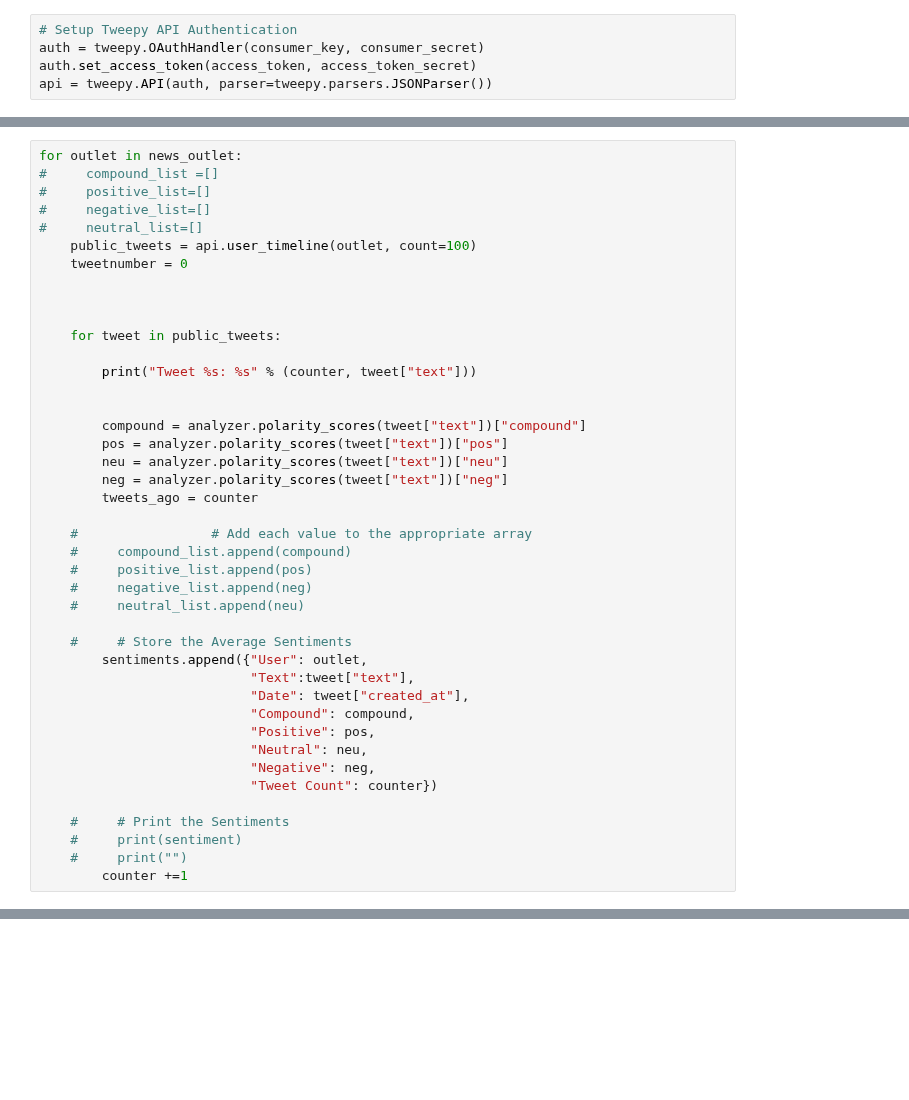
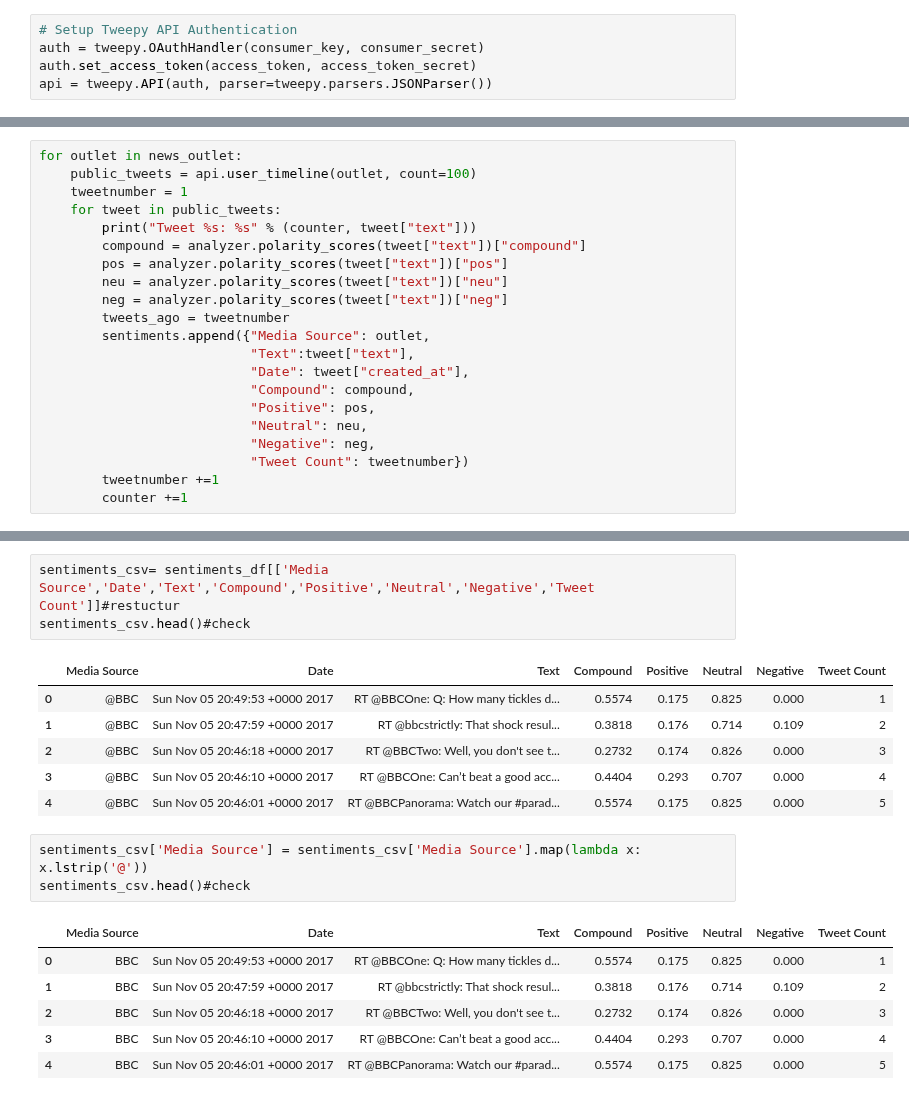
Before and after one commit to KDC323/News-Mood, a Jupyter notebook: Instructions/News Mood.ipynb, the cells around one changed output, grey strips where cells are left out. Cells and saved outputs as stored; diff of their text form; blank space fills up the shorter version.

```diff
--- a/Instructions/News Mood.ipynb
+++ b/Instructions/News Mood.ipynb
@@ -67,44 +62,23 @@ counter = 1
 sentiments =[]
 # %%
 for outlet in news_outlet:
-#     compound_list =[]
-#     positive_list=[]
-#     negative_list=[]
-#     neutral_list=[]
     public_tweets = api.user_timeline(outlet, count=100)
-    tweetnumber = 0
-
-
-
+    tweetnumber = 1
     for tweet in public_tweets:
-
         print("Tweet %s: %s" % (counter, tweet["text"]))
-
-
         compound = analyzer.polarity_scores(tweet["text"])["compound"]
         pos = analyzer.polarity_scores(tweet["text"])["pos"]
         neu = analyzer.polarity_scores(tweet["text"])["neu"]
         neg = analyzer.polarity_scores(tweet["text"])["neg"]
-        tweets_ago = counter
-
-    #                 # Add each value to the appropriate array
-    #     compound_list.append(compound)
-    #     positive_list.append(pos)
-    #     negative_list.append(neg)
-    #     neutral_list.append(neu)
-
-    #     # Store the Average Sentiments
-        sentiments.append({"User": outlet,
+        tweets_ago = tweetnumber
+        sentiments.append({"Media Source": outlet,
                            "Text":tweet["text"],
                            "Date": tweet["created_at"],
                            "Compound": compound,
                            "Positive": pos,
                            "Neutral": neu,
                            "Negative": neg,
-                           "Tweet Count": counter})
-
-    #     # Print the Sentiments
-    #     print(sentiment)
-    #     print("")
+                           "Tweet Count": tweetnumber})
+        tweetnumber +=1
         counter +=1
 # %% [output]
@@ -164 +108,21 @@ sentiments_pd
+# %%
+sentiments_csv= sentiments_df[['Media Source','Date','Text','Compound','Positive','Neutral','Negative','Tweet Count']]#restuctur
+sentiments_csv.head()#check
+# %% [output]
+|  | Media Source | Date | Text | Compound | Positive | Neutral | Negative | Tweet Count |
+| 0 | @BBC | Sun Nov 05 20:49:53 +0000 2017 | RT @BBCOne: Q: How many tickles d... | 0.5574 | 0.175 | 0.825 | 0.000 | 1 |
+| 1 | @BBC | Sun Nov 05 20:47:59 +0000 2017 | RT @bbcstrictly: That shock resul... | 0.3818 | 0.176 | 0.714 | 0.109 | 2 |
+| 2 | @BBC | Sun Nov 05 20:46:18 +0000 2017 | RT @BBCTwo: Well, you don't see t... | 0.2732 | 0.174 | 0.826 | 0.000 | 3 |
+| 3 | @BBC | Sun Nov 05 20:46:10 +0000 2017 | RT @BBCOne: Can’t beat a good acc... | 0.4404 | 0.293 | 0.707 | 0.000 | 4 |
+| 4 | @BBC | Sun Nov 05 20:46:01 +0000 2017 | RT @BBCPanorama: Watch our #parad... | 0.5574 | 0.175 | 0.825 | 0.000 | 5 |
+# %%
+sentiments_csv['Media Source'] = sentiments_csv['Media Source'].map(lambda x: x.lstrip('@'))
+sentiments_csv.head()#check
+# %% [output]
+|  | Media Source | Date | Text | Compound | Positive | Neutral | Negative | Tweet Count |
+| 0 | BBC | Sun Nov 05 20:49:53 +0000 2017 | RT @BBCOne: Q: How many tickles d... | 0.5574 | 0.175 | 0.825 | 0.000 | 1 |
+| 1 | BBC | Sun Nov 05 20:47:59 +0000 2017 | RT @bbcstrictly: That shock resul... | 0.3818 | 0.176 | 0.714 | 0.109 | 2 |
+| 2 | BBC | Sun Nov 05 20:46:18 +0000 2017 | RT @BBCTwo: Well, you don't see t... | 0.2732 | 0.174 | 0.826 | 0.000 | 3 |
+| 3 | BBC | Sun Nov 05 20:46:10 +0000 2017 | RT @BBCOne: Can’t beat a good acc... | 0.4404 | 0.293 | 0.707 | 0.000 | 4 |
+| 4 | BBC | Sun Nov 05 20:46:01 +0000 2017 | RT @BBCPanorama: Watch our #parad... | 0.5574 | 0.175 | 0.825 | 0.000 | 5 |
 # %%
```
Also changed, not shown: parts of 15 cells of this notebook, 6 other files.
